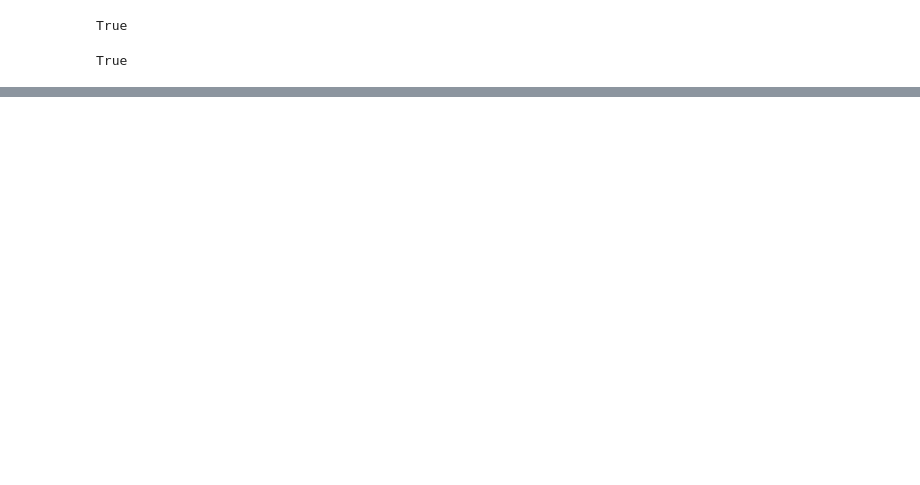
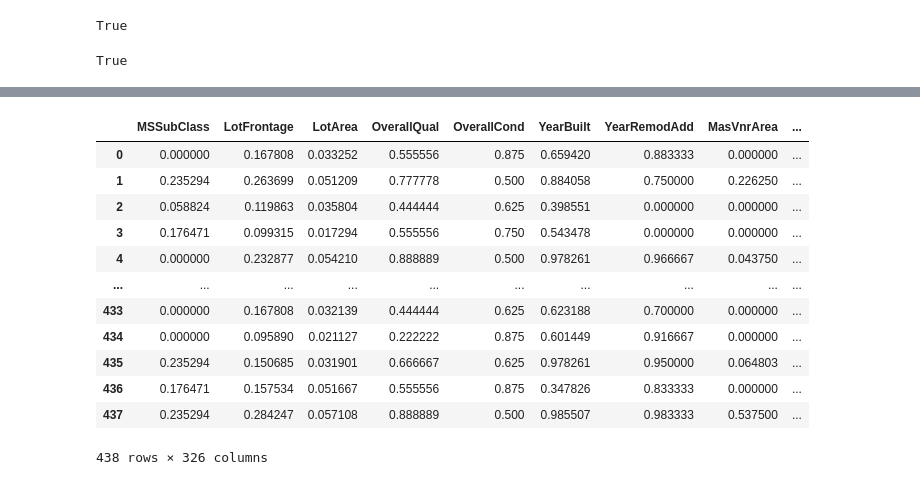
Before and after one commit to junting-ren/model_uncertainty_using_feature_confidence_set, a Jupyter notebook: notebooks/real_data_analysis.ipynb, the cells around one changed output, grey strips where cells are left out. Saved outputs shown, nothing was run; the diff lists cells and outputs as text; code cells hidden in the pictures; blank space fills up the shorter version.

```diff
--- a/notebooks/real_data_analysis.ipynb
+++ b/notebooks/real_data_analysis.ipynb
@@ -441,0 +517,16 @@ array([ True,  True,  True,  True,  True,  True,  True,  True,  True,
+# %%
+X_test_pd.reset_index(drop = True)
+# %% [output]
+|  | MSSubClass | LotFrontage | LotArea | OverallQual | OverallCond | YearBuilt | YearRemodAdd | MasVnrArea | ... |
+| 0 | 0.000000 | 0.167808 | 0.033252 | 0.555556 | 0.875 | 0.659420 | 0.883333 | 0.000000 | ... |
+| 1 | 0.235294 | 0.263699 | 0.051209 | 0.777778 | 0.500 | 0.884058 | 0.750000 | 0.226250 | ... |
+| 2 | 0.058824 | 0.119863 | 0.035804 | 0.444444 | 0.625 | 0.398551 | 0.000000 | 0.000000 | ... |
+| 3 | 0.176471 | 0.099315 | 0.017294 | 0.555556 | 0.750 | 0.543478 | 0.000000 | 0.000000 | ... |
+| 4 | 0.000000 | 0.232877 | 0.054210 | 0.888889 | 0.500 | 0.978261 | 0.966667 | 0.043750 | ... |
+| ... | ... | ... | ... | ... | ... | ... | ... | ... | ... |
+| 433 | 0.000000 | 0.167808 | 0.032139 | 0.444444 | 0.625 | 0.623188 | 0.700000 | 0.000000 | ... |
+| 434 | 0.000000 | 0.095890 | 0.021127 | 0.222222 | 0.875 | 0.601449 | 0.916667 | 0.000000 | ... |
+| 435 | 0.235294 | 0.150685 | 0.031901 | 0.666667 | 0.625 | 0.978261 | 0.950000 | 0.064803 | ... |
+| 436 | 0.176471 | 0.157534 | 0.051667 | 0.555556 | 0.875 | 0.347826 | 0.833333 | 0.000000 | ... |
+| 437 | 0.235294 | 0.284247 | 0.057108 | 0.888889 | 0.500 | 0.985507 | 0.983333 | 0.537500 | ... |
+438 rows × 326 columns
```
Also changed, not shown: parts of 17 cells of this notebook.
